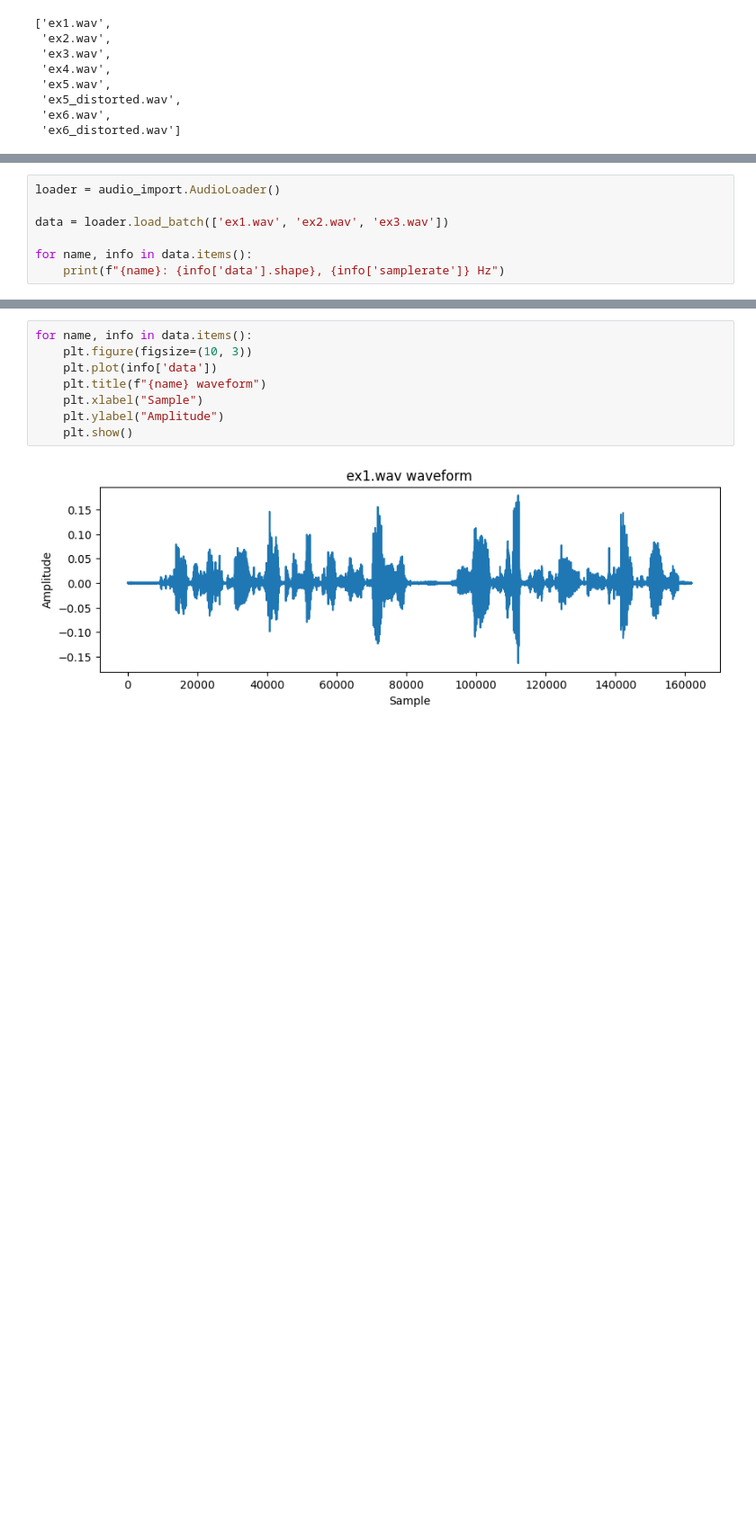
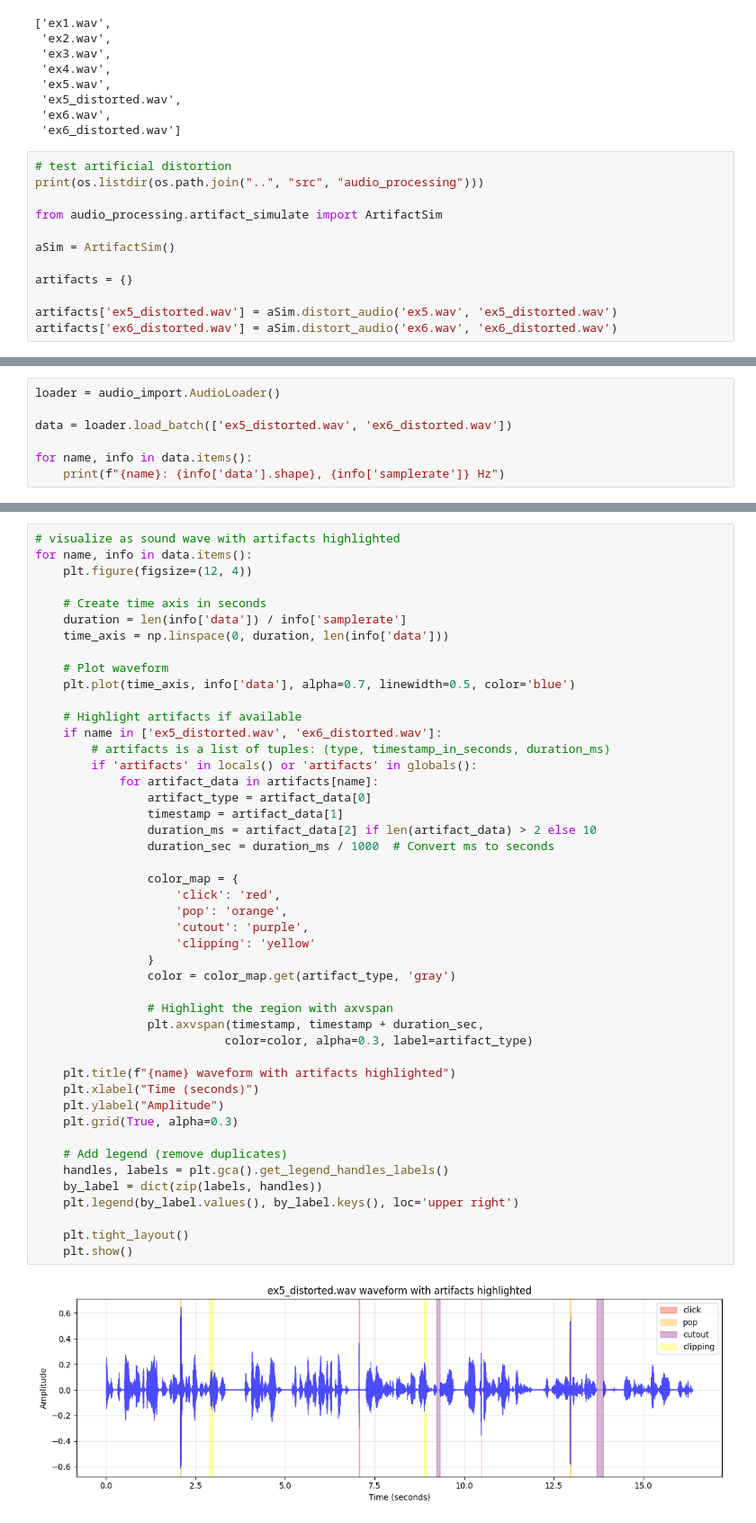
Before and after one commit to PBS-Wisconsin-Team-1/audio-qa-app, a Jupyter notebook: experimenting/distrotion_testing.ipynb, the cells around one changed output, grey strips where cells are left out. Shown at 90% size. Cells and saved outputs as stored; diff of their text form; blank space fills up the shorter version.

Commit message:
add clipping and cutout detection

```diff
--- a/experimenting/distrotion_testing.ipynb
+++ b/experimenting/distrotion_testing.ipynb
@@ -31,3 +32,15 @@ os.listdir(loader.directory)
  'ex5_distorted.wav',
  'ex6.wav',
  'ex6_distorted.wav']
+# %%
+# test artificial distortion
+print(os.listdir(os.path.join("..", "src", "audio_processing")))
+
+from audio_processing.artifact_simulate import ArtifactSim
+
+aSim = ArtifactSim()
+
+artifacts = {}
+
+artifacts['ex5_distorted.wav'] = aSim.distort_audio('ex5.wav', 'ex5_distorted.wav')
+artifacts['ex6_distorted.wav'] = aSim.distort_audio('ex6.wav', 'ex6_distorted.wav')
@@ -34,7 +51,7 @@ os.listdir(loader.directory)
 # %%
 loader = audio_import.AudioLoader()
 
-data = loader.load_batch(['ex1.wav', 'ex2.wav', 'ex3.wav'])
+data = loader.load_batch(['ex5_distorted.wav', 'ex6_distorted.wav'])
 
 for name, info in data.items():
     print(f"{name}: {info['data'].shape}, {info['samplerate']} Hz")
@@ -53,10 +66,48 @@ ex3.wav: (155673,), 22050 Hz
 # %%
+# visualize as sound wave with artifacts highlighted
 for name, info in data.items():
-    plt.figure(figsize=(10, 3))
-    plt.plot(info['data'])
-    plt.title(f"{name} waveform")
-    plt.xlabel("Sample")
+    plt.figure(figsize=(12, 4))
+
+    # Create time axis in seconds
+    duration = len(info['data']) / info['samplerate']
+    time_axis = np.linspace(0, duration, len(info['data']))
+
+    # Plot waveform
+    plt.plot(time_axis, info['data'], alpha=0.7, linewidth=0.5, color='blue')
+
+    # Highlight artifacts if available
+    if name in ['ex5_distorted.wav', 'ex6_distorted.wav']:
+        # artifacts is a list of tuples: (type, timestamp_in_seconds, duration_ms)
+        if 'artifacts' in locals() or 'artifacts' in globals():
+            for artifact_data in artifacts[name]:
+                artifact_type = artifact_data[0]
+                timestamp = artifact_data[1]
+                duration_ms = artifact_data[2] if len(artifact_data) > 2 else 10
+                duration_sec = duration_ms / 1000  # Convert ms to seconds
+
+                color_map = {
+                    'click': 'red',
+                    'pop': 'orange',
+                    'cutout': 'purple',
+                    'clipping': 'yellow'
+                }
+                color = color_map.get(artifact_type, 'gray')
+
+                # Highlight the region with axvspan
+                plt.axvspan(timestamp, timestamp + duration_sec,
+                           color=color, alpha=0.3, label=artifact_type)
+
+    plt.title(f"{name} waveform with artifacts highlighted")
+    plt.xlabel("Time (seconds)")
     plt.ylabel("Amplitude")
+    plt.grid(True, alpha=0.3)
+
+    # Add legend (remove duplicates)
+    handles, labels = plt.gca().get_legend_handles_labels()
+    by_label = dict(zip(labels, handles))
+    plt.legend(by_label.values(), by_label.keys(), loc='upper right')
+
+    plt.tight_layout()
     plt.show()
 # %% [output]
-[figure, old version]
+[figure, new version]
```
Also changed, not shown: parts of 7 cells of this notebook, 3 other files.
